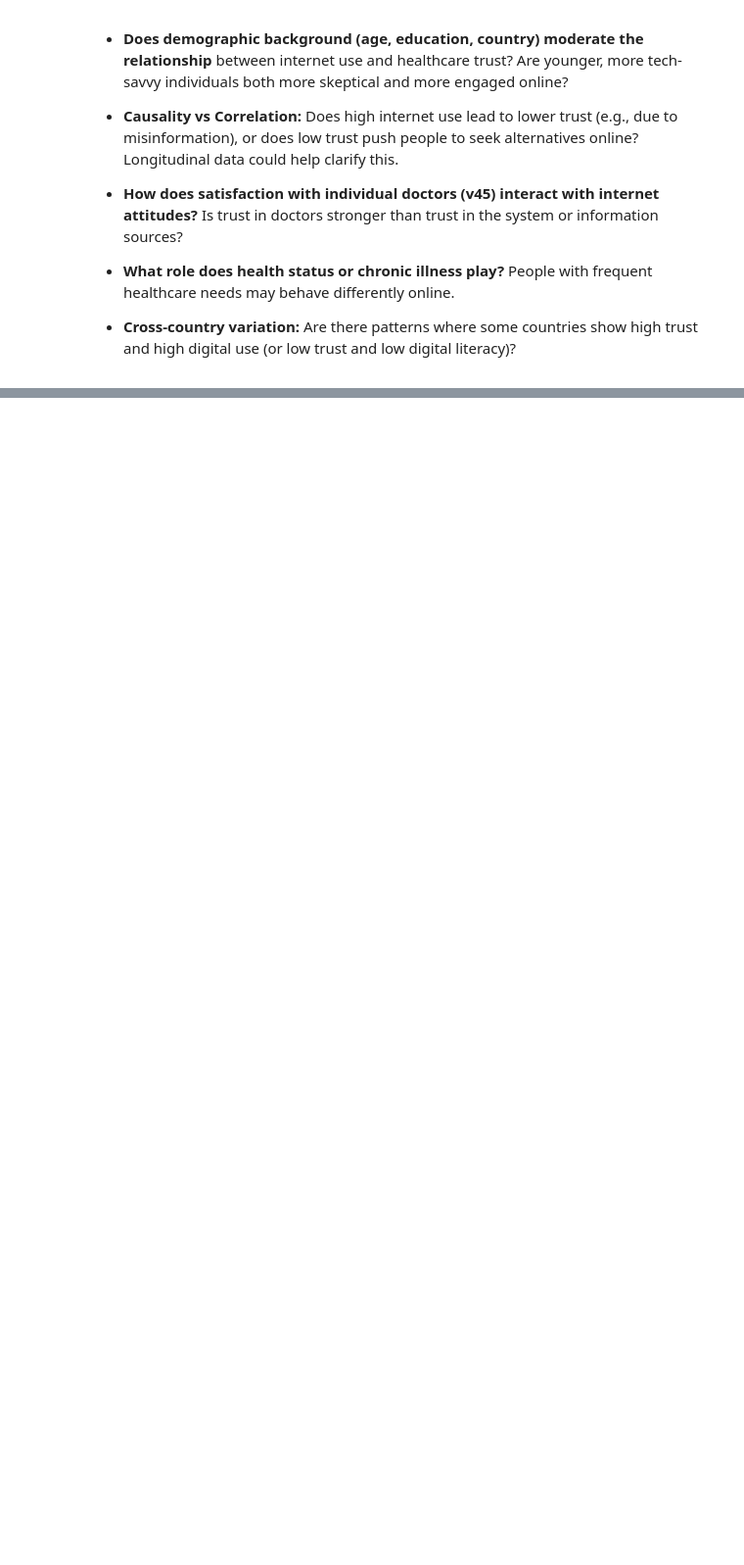
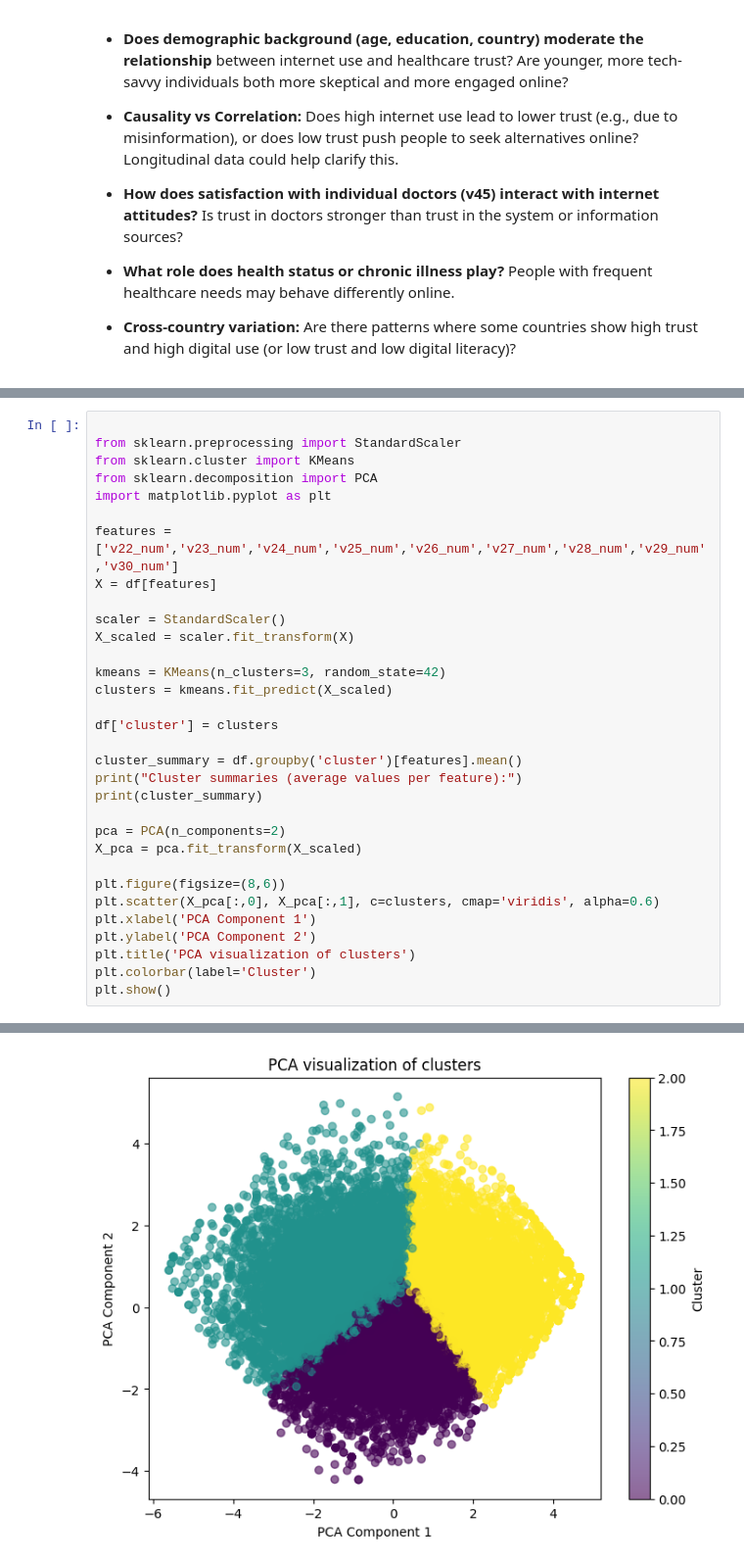
Before and after one commit to yonatanzxc123/ISSP-Health-Data-Analysis, a Jupyter notebook: Digital_Health_Literacy_Analysis.ipynb, the cells around one changed output, grey strips where cells are left out. Shown at 98% size. Saved outputs shown, nothing was run; the diff lists cells and outputs as text; blank space fills up the shorter version.

Commit message:
Added an analysis of the data to determine structure using k-means

```diff
--- a/Digital_Health_Literacy_Analysis.ipynb
+++ b/Digital_Health_Literacy_Analysis.ipynb
@@ -392,0 +482,33 @@ Based on our initial findings, several deeper questions emerge:
+# %%
+
+from sklearn.preprocessing import StandardScaler
+from sklearn.cluster import KMeans
+from sklearn.decomposition import PCA
+import matplotlib.pyplot as plt
+
+features = ['v22_num','v23_num','v24_num','v25_num','v26_num','v27_num','v28_num','v29_num','v30_num']
+X = df[features]
+
+scaler = StandardScaler()
+X_scaled = scaler.fit_transform(X)
+
+kmeans = KMeans(n_clusters=3, random_state=42)
+clusters = kmeans.fit_predict(X_scaled)
+
+df['cluster'] = clusters
+
+cluster_summary = df.groupby('cluster')[features].mean()
+print("Cluster summaries (average values per feature):")
+print(cluster_summary)
+
+pca = PCA(n_components=2)
+X_pca = pca.fit_transform(X_scaled)
+
+plt.figure(figsize=(8,6))
+plt.scatter(X_pca[:,0], X_pca[:,1], c=clusters, cmap='viridis', alpha=0.6)
+plt.xlabel('PCA Component 1')
+plt.ylabel('PCA Component 2')
+plt.title('PCA visualization of clusters')
+plt.colorbar(label='Cluster')
+plt.show()
+# %% [output]
@@ -392,0 +527 @@ Based on our initial findings, several deeper questions emerge:
+[figure, added]
```
Also changed, not shown: parts of 13 cells of this notebook.
